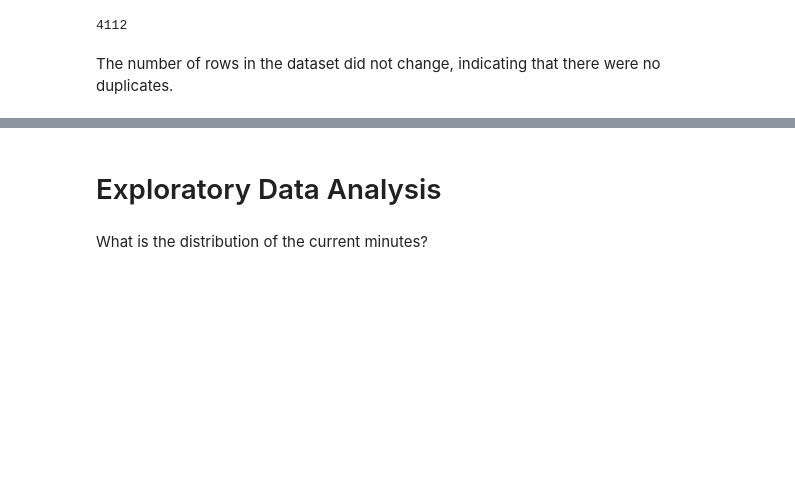
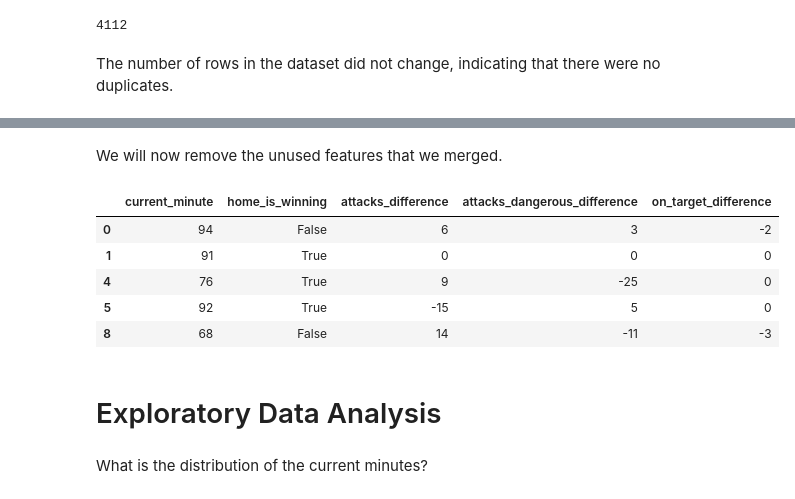
Before and after one commit to ayishamiara/STINTSY-MCO1, a Jupyter notebook: stintsy-mco1.ipynb, the cells around one changed output, grey strips where cells are left out. Drawn from its saved outputs; the diff is of its cells as text; code cells hidden in the pictures; blank space fills up the shorter version.

```diff
--- a/stintsy-mco1.ipynb
+++ b/stintsy-mco1.ipynb
@@ -296,3 +242,15 @@ df.describe()
+# %% [markdown]
+We will now remove the unused features that we merged.
+# %%
+df = df[['current_minute','home_is_winning','attacks_difference','attacks_dangerous_difference','on_target_difference']]
+df.head()
+# %% [output]
+|  | current_minute | home_is_winning | attacks_difference | attacks_dangerous_difference | on_target_difference |
+| 0 | 94 | False | 6 | 3 | -2 |
+| 1 | 91 | True | 0 | 0 | 0 |
+| 4 | 76 | True | 9 | -25 | 0 |
+| 5 | 92 | True | -15 | 5 | 0 |
+| 8 | 68 | False | 14 | -11 | -3 |
 # %% [markdown]
 # Exploratory Data Analysis
 # %% [markdown]
```
Also changed, not shown: parts of 28 cells of this notebook.
